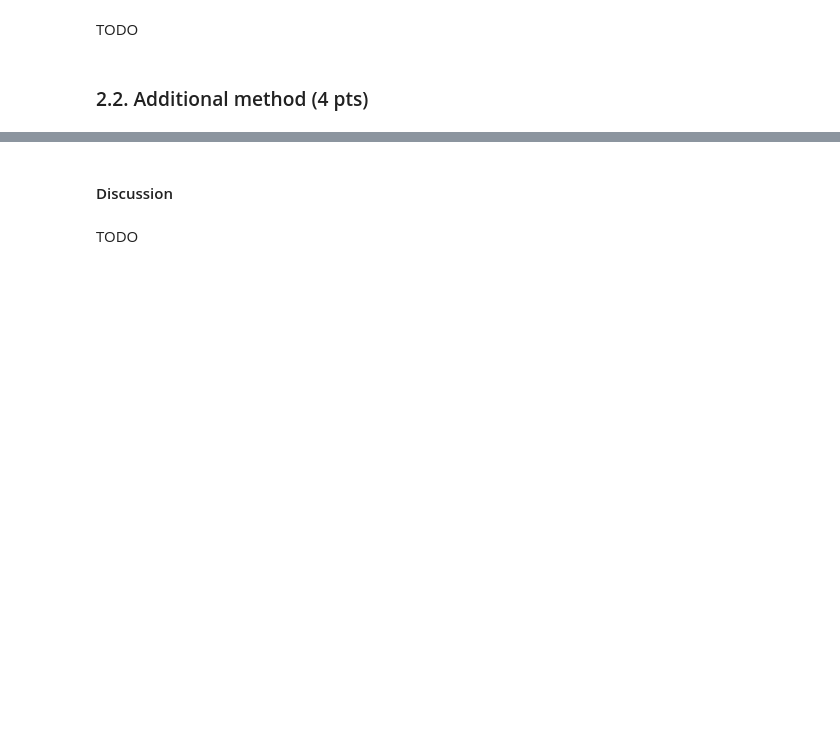
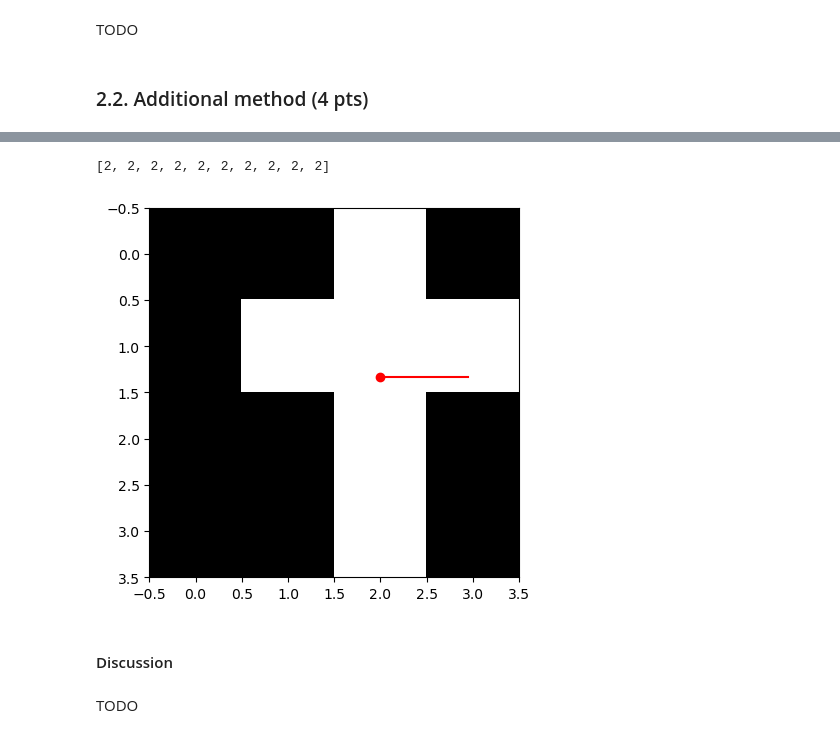
Before and after one commit to theoh-io/iapr_group15, a Jupyter notebook: labs/lab_02_object_description.ipynb, the cells around one changed output, grey strips where cells are left out. Cells and saved outputs as stored; diff of their text form; code cells hidden in the pictures; blank space fills up the shorter version.

```diff
--- a/labs/lab_02_object_description.ipynb
+++ b/labs/lab_02_object_description.ipynb
@@ -749,3 +816,32 @@ TODO
+# %%
+twos_nb_y_peaks
+# %% [output]
+[2, 2, 2, 2, 2, 2, 2, 2, 2, 2]
+# %%
+def compute_inertia(binary_image):
+    # Compute moments and centroid
+    M00 = binary_image.sum()
+    M10 = (np.arange(binary_image.shape[1]) * binary_image).sum()
+    M01 = (np.arange(binary_image.shape[0])[:,np.newaxis] * binary_image).sum()
+    xc = M10 / M00
+    yc = M01 / M00
+    x = np.arange(binary_image.shape[1]) - xc
+    y = np.arange(binary_image.shape[0])[:,np.newaxis] - yc
+
+    # Compute covariance matrix and eigenvalues/vectors
+    u20 = ((x**2)*binary_image).sum() / M00
+    u02 = ((y**2)*binary_image).sum() / M00
+    u11 = (x*y*binary_image).sum() / M00
+    C = np.array([[u20, u11], [u11, u02]])
+    (lambda1, lambda2), v = np.linalg.eigh(C)
+
+    # Axis of inertia
+    if lambda1 > lambda2:
+        return v[:, 1]
+    else:
+        return v[:, 0]
+# %% [output]
+[figure, added]
 # %% [markdown]
 #### Discussion
 # %% [markdown]
```
Also changed, not shown: parts of 5 cells of this notebook.
